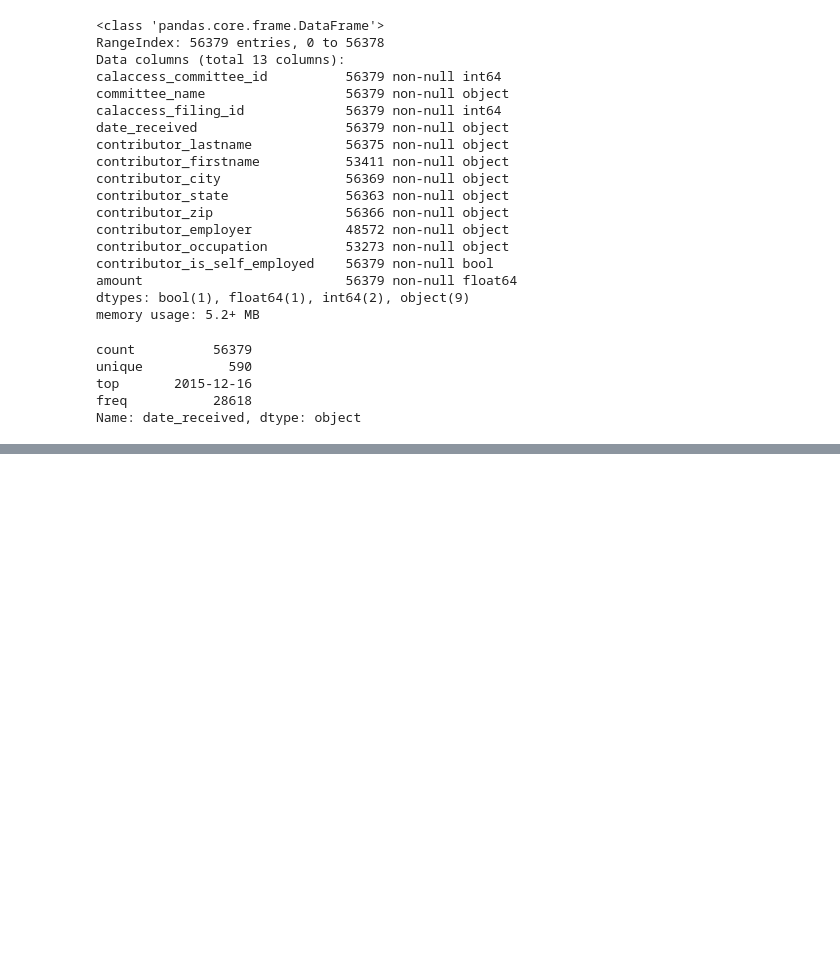
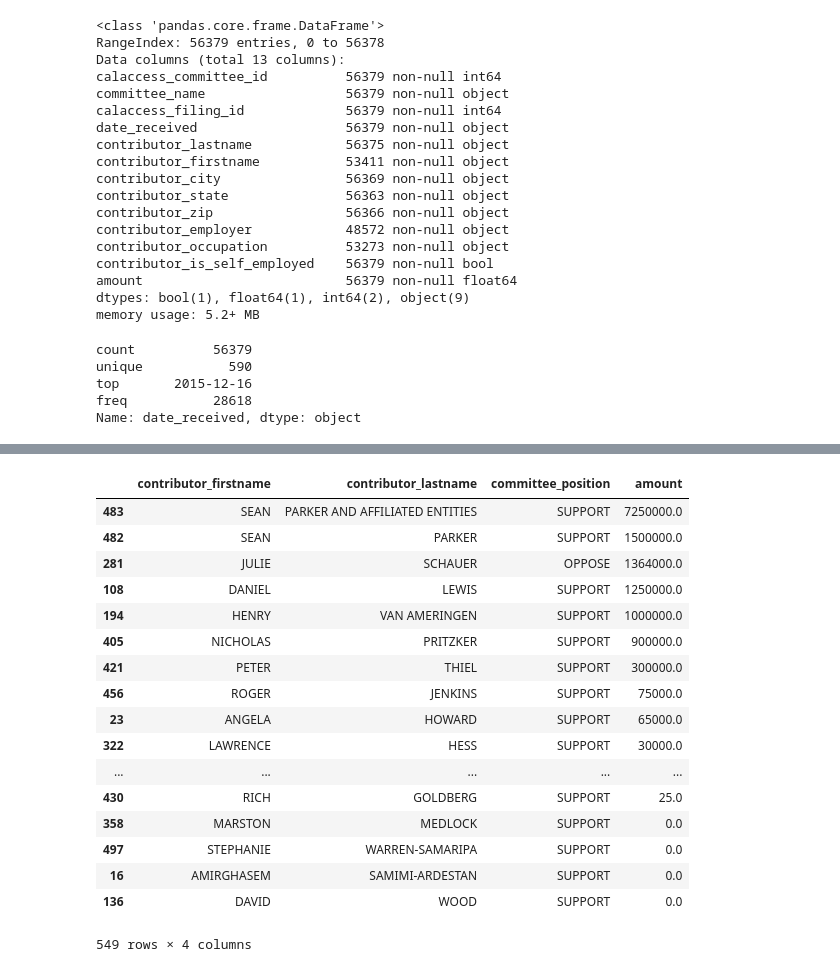
Before and after one commit to LeanneAbraham/jupyter-class, a Jupyter notebook: my-third-notebook.ipynb, the cells around one changed output, grey strips where cells are left out. Cells and saved outputs as stored; diff of their text form; code cells hidden in the pictures; blank space fills up the shorter version.

```diff
--- a/my-third-notebook.ipynb
+++ b/my-third-notebook.ipynb
@@ -61,0 +87,2 @@ Name: date_received, dtype: object
+# %%
+prop = props[props.prop_name == "PROPOSITION 064- MARIJUANA LEGALIZATION. INITIATIVE STATUTE."]
@@ -63,0 +126,2 @@ contribs.p
+# %%
+merged = pd.merge(prop, contribs, on="calaccess_committee_id")
@@ -63,0 +189,21 @@ contribs.p
+# %%
+merged.groupby(["contributor_firstname", "contributor_lastname", "committee_position"]).amount.sum().reset_index().sort_values("amount", ascending=False)
+# %% [output]
+|  | contributor_firstname | contributor_lastname | committee_position | amount |
+| 483 | SEAN | PARKER AND AFFILIATED ENTITIES | SUPPORT | 7250000.0 |
+| 482 | SEAN | PARKER | SUPPORT | 1500000.0 |
+| 281 | JULIE | SCHAUER | OPPOSE | 1364000.0 |
+| 108 | DANIEL | LEWIS | SUPPORT | 1250000.0 |
+| 194 | HENRY | VAN AMERINGEN | SUPPORT | 1000000.0 |
+| 405 | NICHOLAS | PRITZKER | SUPPORT | 900000.0 |
+| 421 | PETER | THIEL | SUPPORT | 300000.0 |
+| 456 | ROGER | JENKINS | SUPPORT | 75000.0 |
+| 23 | ANGELA | HOWARD | SUPPORT | 65000.0 |
+| 322 | LAWRENCE | HESS | SUPPORT | 30000.0 |
+| ... | ... | ... | ... | ... |
+| 430 | RICH | GOLDBERG | SUPPORT | 25.0 |
+| 358 | MARSTON | MEDLOCK | SUPPORT | 0.0 |
+| 497 | STEPHANIE | WARREN-SAMARIPA | SUPPORT | 0.0 |
+| 16 | AMIRGHASEM | SAMIMI-ARDESTAN | SUPPORT | 0.0 |
+| 136 | DAVID | WOOD | SUPPORT | 0.0 |
+549 rows × 4 columns
```
Also changed, not shown: parts of 13 cells of this notebook.
